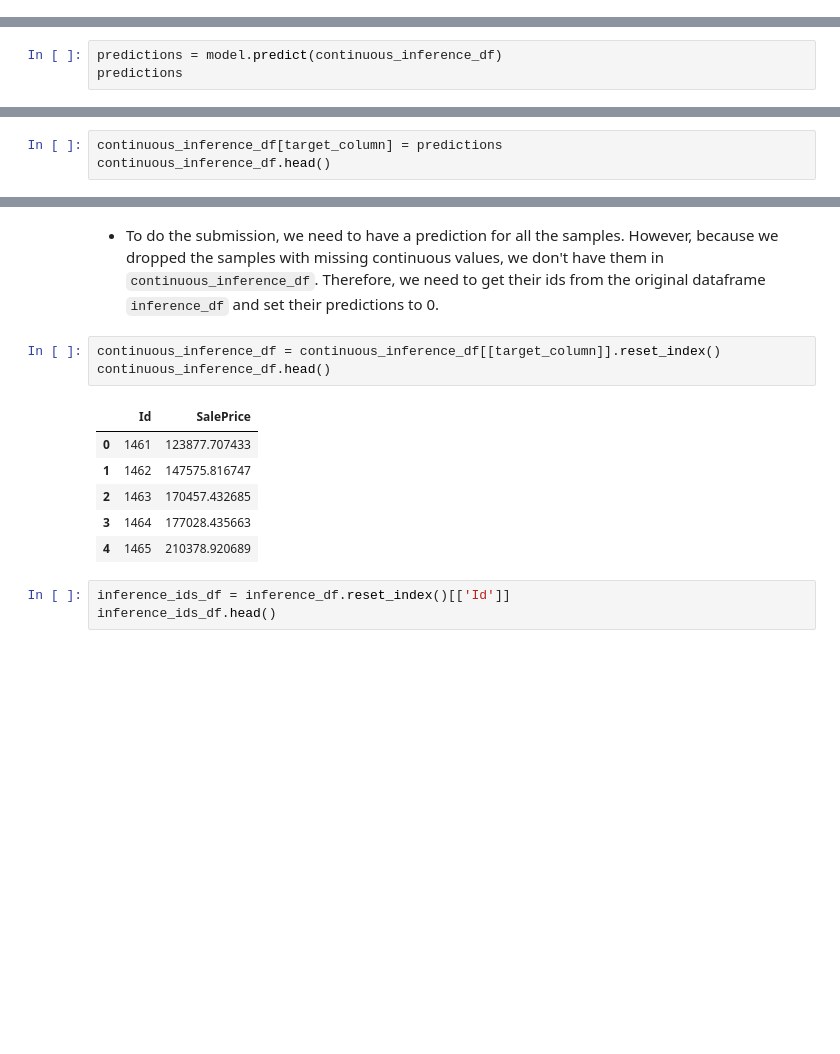
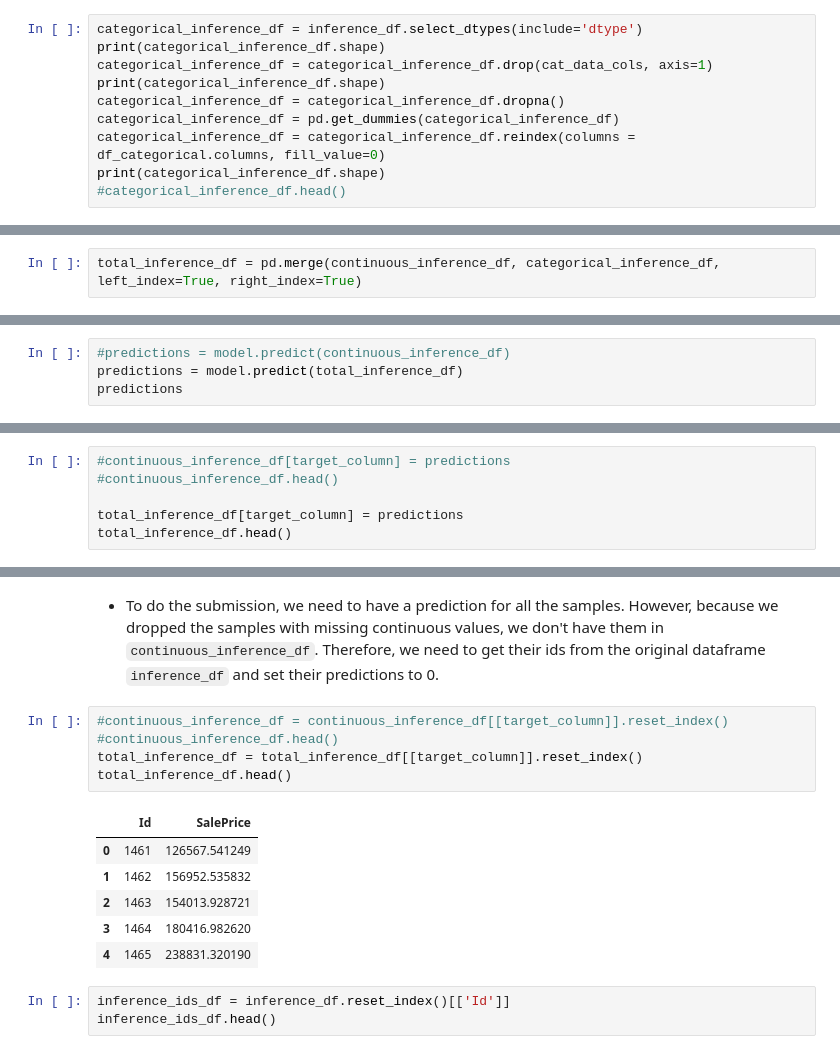
Before and after one commit to andufkova/dsa-dsp-aneta-dufkova, a Jupyter notebook: notebooks/pw1.ipynb, the cells around one changed output, grey strips where cells are left out. Saved outputs shown, nothing was run; the diff lists cells and outputs as text; blank space fills up the shorter version.

```diff
--- a/notebooks/pw1.ipynb
+++ b/notebooks/pw1.ipynb
@@ -260,2 +379,12 @@ continuous_inference_df.head()
 # %%
 continuous_inference_df = continuous_inference_df.dropna()
+# %%
+categorical_inference_df = inference_df.select_dtypes(include='dtype')
+print(categorical_inference_df.shape)
+categorical_inference_df = categorical_inference_df.drop(cat_data_cols, axis=1)
+print(categorical_inference_df.shape)
+categorical_inference_df = categorical_inference_df.dropna()
+categorical_inference_df = pd.get_dummies(categorical_inference_df)
+categorical_inference_df = categorical_inference_df.reindex(columns = df_categorical.columns, fill_value=0)
+print(categorical_inference_df.shape)
+#categorical_inference_df.head()
@@ -261,0 +395,2 @@ continuous_inference_df = continuous_inference_df.dropna()
+# %%
+total_inference_df = pd.merge(continuous_inference_df, categorical_inference_df, left_index=True, right_index=True)
@@ -262,6 +402,7 @@ continuous_inference_df = continuous_inference_df.dropna()
 # %% [markdown]
 - Make inference
 # %%
-predictions = model.predict(continuous_inference_df)
+#predictions = model.predict(continuous_inference_df)
+predictions = model.predict(total_inference_df)
 predictions
 # %% [output]
@@ -300,4 +450,7 @@ continuous_inference_df.head()
 # %%
-continuous_inference_df[target_column] = predictions
-continuous_inference_df.head()
+#continuous_inference_df[target_column] = predictions
+#continuous_inference_df.head()
+
+total_inference_df[target_column] = predictions
+total_inference_df.head()
 # %% [output]
@@ -311,15 +464,17 @@ continuous_inference_df.head()
 # %% [markdown]
 - To do the submission, we need to have a prediction for all the samples. However, because we dropped the samples with missing continuous values, we don't have them in `continuous_inference_df`. Therefore, we need to get their ids from the original dataframe `inference_df` and set their predictions to 0.
 # %%
-continuous_inference_df = continuous_inference_df[[target_column]].reset_index()
-continuous_inference_df.head()
+#continuous_inference_df = continuous_inference_df[[target_column]].reset_index()
+#continuous_inference_df.head()
+total_inference_df = total_inference_df[[target_column]].reset_index()
+total_inference_df.head()
 # %% [output]
 |  | Id | SalePrice |
-| 0 | 1461 | 123877.707433 |
-| 1 | 1462 | 147575.816747 |
-| 2 | 1463 | 170457.432685 |
-| 3 | 1464 | 177028.435663 |
-| 4 | 1465 | 210378.920689 |
+| 0 | 1461 | 126567.541249 |
+| 1 | 1462 | 156952.535832 |
+| 2 | 1463 | 154013.928721 |
+| 3 | 1464 | 180416.982620 |
+| 4 | 1465 | 238831.320190 |
 # %%
 inference_ids_df = inference_df.reset_index()[['Id']]
 inference_ids_df.head()
```
Also changed, not shown: parts of 62 cells of this notebook, 1 other file.
